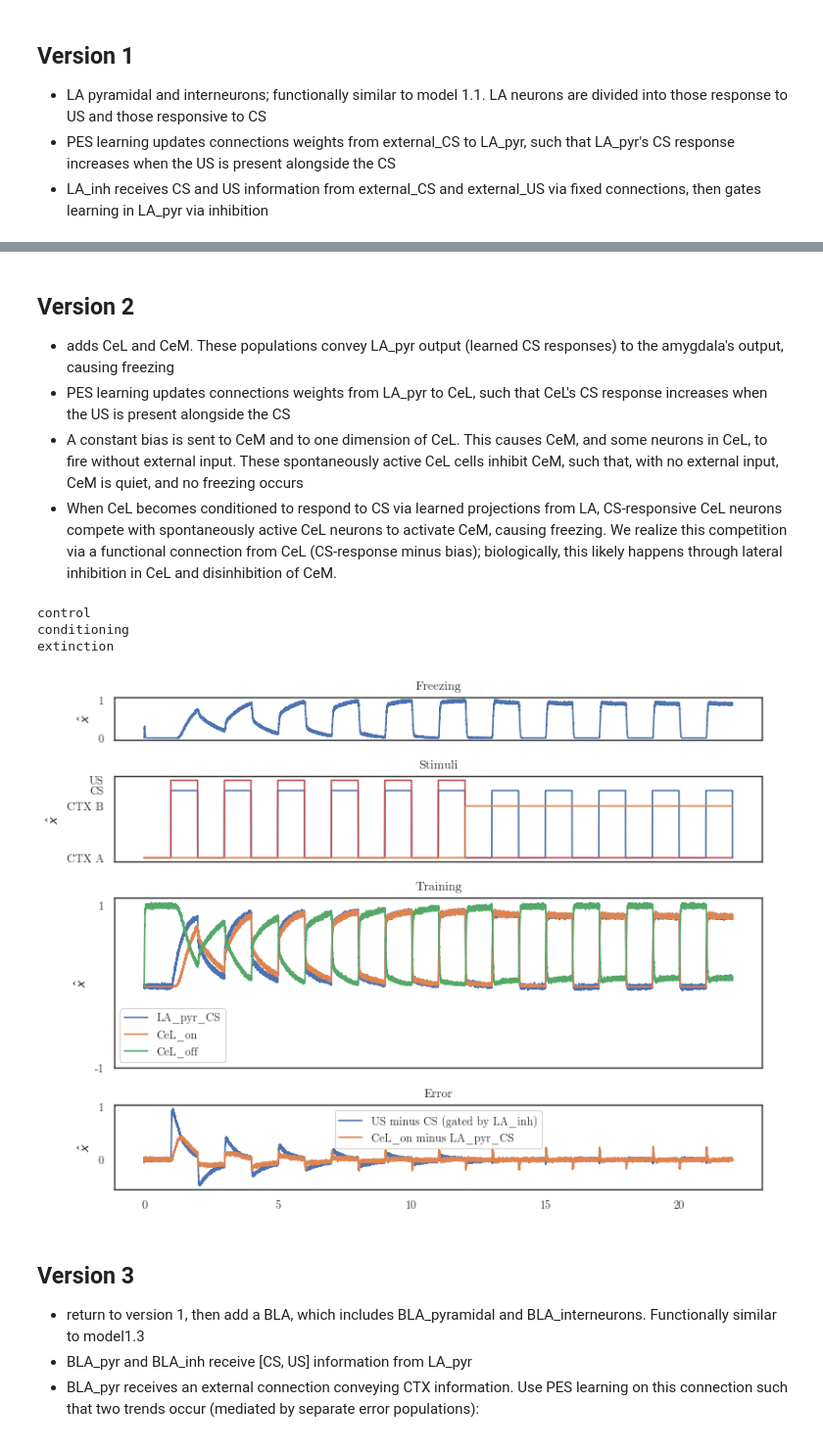
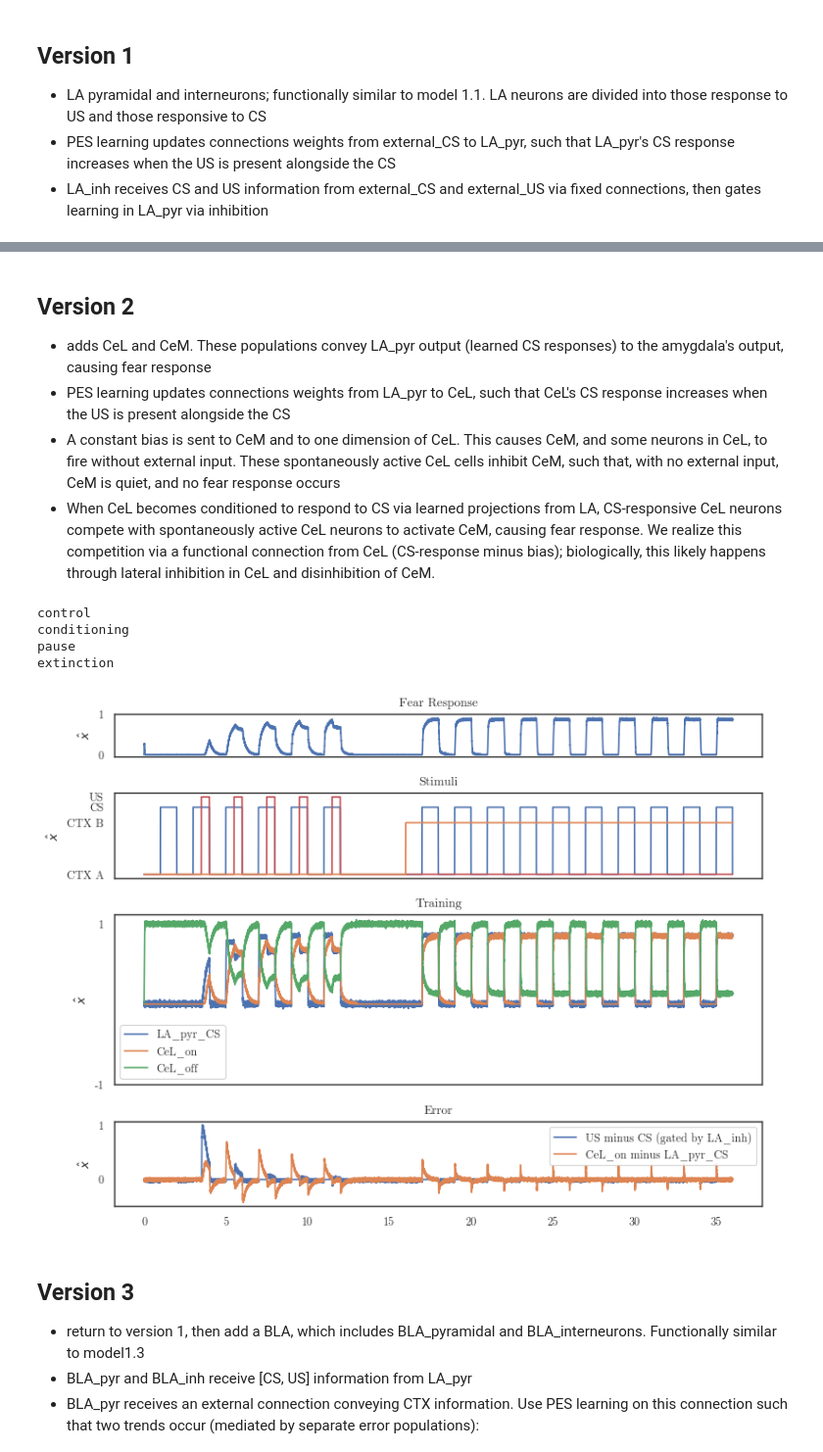
Before and after one commit to psipeter/amygdala, a Jupyter notebook: model2.1.ipynb, the cells around one changed output, grey strips where cells are left out. Shown at 98% size. Drawn from its saved outputs; the diff is of its cells as text; code cells hidden in the pictures.

```diff
--- a/model2.1.ipynb
+++ b/model2.1.ipynb
@@ -70,3 +60,30 @@ dInh = -2e0*np.ones((nNeurons, 1))
+# %%
+dt = 0.001
+nCond = 5
+nExt = 10
+seed = 0
+nNeurons = 100
+dim_CS = 3
+dim_CTX = 5
+nCS = 1
+nCTX = 3
+intercept_CS = 0
+intercept_CTX = 0
+intercept_LA_pyr = -0.5
+intercept_LA_inh = -0.5
+lr = 1e-4  # learning_rate
+rng = np.random.RandomState(seed=seed)
+sampler = ScatteredHypersphere(surface=True)
+
+inputs = Inputs(dim_CS=dim_CS, dim_CTX=dim_CTX, nCS=nCS, nCTX=nCTX, seed=seed)
+
+encoders_LA_pyr = sampler.sample(2*nNeurons, 2, rng=rng)
+intercepts_LA_pyr = nengo.dists.Uniform(intercept_LA_pyr, intercept_LA_pyr)
+encoders_CS = sampler.sample(dim_CS*nNeurons, dim_CS, rng=rng)
+encoders_CTX = sampler.sample(dim_CTX*nNeurons, dim_CTX, rng=rng)
+intercepts_CS = nengo.dists.Uniform(intercept_CS, intercept_CS)
+intercepts_CTX = nengo.dists.Uniform(intercept_CTX, intercept_CTX)
+dInh = -3e0*np.ones((nNeurons, 1))
 # %% [markdown]
 ## Version 1
  - LA pyramidal and interneurons; functionally similar to model 1.1. LA neurons are divided into those response to US and those responsive to CS
@@ -132,6 +144,12 @@ with sim:
     inputs.US = 1
     for p in range(nCond):
         sim.run(2)
+    print("pause")
+    inputs.pause = True
+    inputs.CTX = inputs.CTXs[2]
+    inputs.US = 0
+    sim.run(4)
+    inputs.pause = False
     print("extinction")
     inputs.CTX = inputs.CTXs[1]
     inputs.US = 0
@@ -165,9 +212,9 @@ plt.tight_layout()
 # %% [markdown]
 ## Version 2
- - adds CeL and CeM. These populations convey LA_pyr output (learned CS responses) to the amygdala's output, causing freezing
+ - adds CeL and CeM. These populations convey LA_pyr output (learned CS responses) to the amygdala's output, causing fear response
  - PES learning updates connections weights from LA_pyr to CeL, such that CeL's CS response increases when the US is present alongside the CS
- - A constant bias is sent to CeM and to one dimension of CeL. This causes CeM, and some neurons in CeL, to fire without external input. These spontaneously active CeL cells inhibit CeM, such that, with no external input, CeM is quiet, and no freezing occurs
- - When CeL becomes conditioned to respond to CS via learned projections from LA, CS-responsive CeL neurons compete with spontaneously active CeL neurons to activate CeM, causing freezing. We realize this competition via a functional connection from CeL (CS-response minus bias); biologically, this likely happens through lateral inhibition in CeL and disinhibition of CeM.
+ - A constant bias is sent to CeM and to one dimension of CeL. This causes CeM, and some neurons in CeL, to fire without external input. These spontaneously active CeL cells inhibit CeM, such that, with no external input, CeM is quiet, and no fear response occurs
+ - When CeL becomes conditioned to respond to CS via learned projections from LA, CS-responsive CeL neurons compete with spontaneously active CeL neurons to activate CeM, causing fear response. We realize this competition via a functional connection from CeL (CS-response minus bias); biologically, this likely happens through lateral inhibition in CeL and disinhibition of CeM.
 # %%
 net = nengo.Network(seed=seed)
 net.config[nengo.Connection].synapse = 0.01
@@ -249,6 +291,12 @@ with sim:
     inputs.US = 1
     for p in range(nCond):
         sim.run(2)
+    print("pause")
+    inputs.pause = True
+    inputs.CTX = inputs.CTXs[2]
+    inputs.US = 0
+    sim.run(4)
+    inputs.pause = False
     print("extinction")
     inputs.CTX = inputs.CTXs[1]
     inputs.US = 0
@@ -257,32 +305,33 @@ with sim:
 # %% [output]
 control
 conditioning
+pause
 extinction
 # %%
 ctxA_idx = np.where(sim.data[pCTX]==inputs.CTXs[0])[0]
 ctxB_idx = np.where(sim.data[pCTX]==inputs.CTXs[1])[0]
 ctx_signal = np.zeros((sim.trange().shape[0]))
 ctx_signal[ctxB_idx] = 1
 
 fig, axes = plt.subplots(nrows=4, ncols=1, sharex=True, figsize=((8,6)), gridspec_kw={'height_ratios': [1,2,4,2]})
 axes[0].plot(sim.trange(), sim.data[pCeM])
-axes[0].set(ylabel=r"$\hat{x}$", title="Freezing", yticks=((0,1)))
+axes[0].set(ylabel=r"$\hat{x}$", title="Fear Response", yticks=((0,1)))
 axes[1].plot(sim.trange(), 1.3*np.linalg.norm(sim.data[pCS], ord=2, axis=1), label="CS present")
 axes[1].plot(sim.trange(), 1.5*sim.data[pUS], label="US", c='r')
 axes[1].plot(sim.trange(), ctx_signal, label="CTX")
 axes[1].set(yticks=((0,1,1.3,1.5)), yticklabels=(("CTX A","CTX B","CS","US")), ylabel=r"$\hat{x}$", title="Stimuli")
-axes[2].plot(sim.trange(), sim.data[pLA_pyr_CS], label="LA_pyr_CS")
+axes[2].plot(sim.trange(), sim.data[pLA_pyr][:,0], label="LA_pyr_CS")
 axes[2].plot(sim.trange(), sim.data[pCeL_on], label="CeL_on")
 axes[2].plot(sim.trange(), sim.data[pCeL_off], label="CeL_off")
 axes[2].legend()
 axes[2].set(yticks=((-1, 1)), yticklabels=((-1,1)), ylabel=r"$\hat{x}$", title="Training")
 axes[3].plot(sim.trange(), sim.data[pError_LA], label="US minus CS (gated by LA_inh)")
 axes[3].plot(sim.trange(), sim.data[pError_CeL], label="CeL_on minus LA_pyr_CS")
 axes[3].legend()
 axes[3].set(ylabel=r"$\hat{x}$", title="Error", yticks=((0,1)))
 plt.tight_layout()
 # %% [output]
-[figure, old version]
+[figure, new version]
 # %% [markdown]
 ## Version 3
  - return to version 1, then add a BLA, which includes BLA_pyramidal and BLA_interneurons. Functionally similar to model1.3
```
Also changed, not shown: parts of 21 cells of this notebook.
